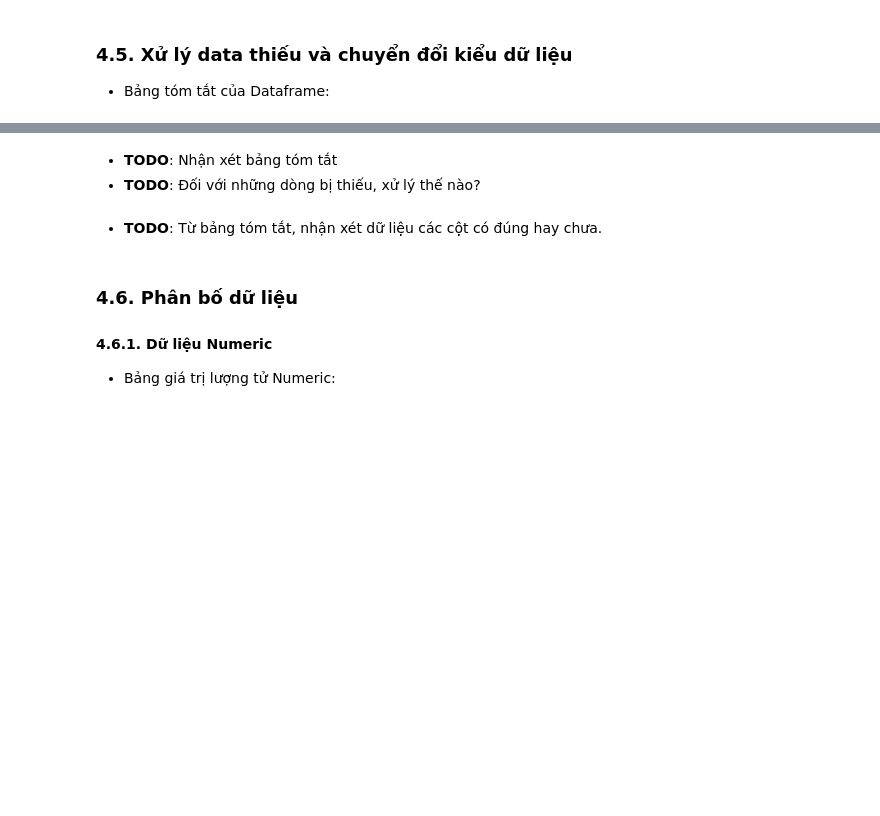
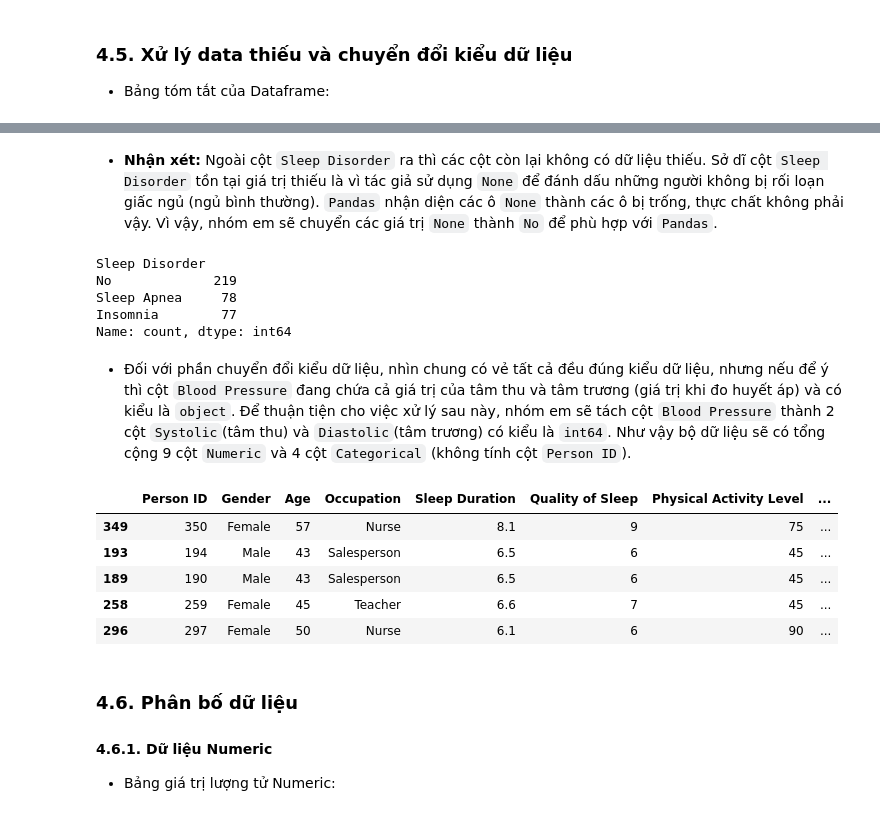
Before and after one commit to khiemnguyen812/Final_Prj_CSC17104_21KHDL1, a Jupyter notebook: Notebook.ipynb, the cells around one changed output, grey strips where cells are left out. Saved outputs shown, nothing was run; the diff lists cells and outputs as text; code cells hidden in the pictures; blank space fills up the shorter version.

```diff
--- a/Notebook.ipynb
+++ b/Notebook.ipynb
@@ -84,3 +106,2 @@ print("Dữ liệu có duplicate? :", is_duplicated)
 # %% [markdown]
-- **TODO**: Nhận xét bảng tóm tắt
-- **TODO**: Đối với những dòng bị thiếu, xử lý thế nào?
+- **Nhận xét:** Ngoài cột `Sleep Disorder` ra thì các cột còn lại không có dữ liệu thiếu. Sở dĩ cột `Sleep Disorder` tồn tại giá trị thiếu là vì tác giả sử dụng `None` để đánh dấu những người không bị rối loạn giấc ngủ (ngủ bình thường). `Pandas` nhận diện các ô `None` thành các ô bị trống, thực chất không phải vậy. Vì vậy, nhóm em sẽ chuyển các giá trị `None` thành `No` để phù hợp với `Pandas`.
@@ -89,7 +108,27 @@ print("Dữ liệu có duplicate? :", is_duplicated)
-# %% [markdown]
-- **TODO**: Từ bảng tóm tắt, nhận xét dữ liệu các cột có đúng hay chưa.
+# %%
+# TODO: Xử lý các dòng bị thiếu
+df['Sleep Disorder'].fillna('No', inplace=True)
+df['Sleep Disorder'].value_counts()
+# %% [output]
+Sleep Disorder
+No             219
+Sleep Apnea     78
+Insomnia        77
+Name: count, dtype: int64
+# %% [markdown]
+- Đối với phần chuyển đổi kiểu dữ liệu, nhìn chung có vẻ tất cả đều đúng kiểu dữ liệu, nhưng nếu để ý thì cột `Blood Pressure` đang chứa cả giá trị của tâm thu và tâm trương (giá trị khi đo huyết áp) và có kiểu là `object`. Để thuận tiện cho việc xử lý sau này, nhóm em sẽ tách cột `Blood Pressure` thành 2 cột `Systolic`(tâm thu) và `Diastolic`(tâm trương) có kiểu là `int64`. Như vậy bộ dữ liệu sẽ có tổng cộng 9 cột `Numeric` và 4 cột `Categorical` (không tính cột `Person ID`).
 # %%
 # TODO: Chuyển đổi kiểu dữ liệu cho đúng
+df[['Systolic', 'Diastolic']] = df['Blood Pressure'].str.extract(r'(\d+)\/(\d+)')
+df.drop('Blood Pressure', axis=1, inplace=True)
+df.sample(5)
+# %% [output]
+|  | Person ID | Gender | Age | Occupation | Sleep Duration | Quality of Sleep | Physical Activity Level | ... |
+| 349 | 350 | Female | 57 | Nurse | 8.1 | 9 | 75 | ... |
+| 193 | 194 | Male | 43 | Salesperson | 6.5 | 6 | 45 | ... |
+| 189 | 190 | Male | 43 | Salesperson | 6.5 | 6 | 45 | ... |
+| 258 | 259 | Female | 45 | Teacher | 6.6 | 7 | 45 | ... |
+| 296 | 297 | Female | 50 | Nurse | 6.1 | 6 | 90 | ... |
 # %% [markdown]
 ### 4.6. Phân bố dữ liệu
 
```
Also changed, not shown: parts of 7 cells of this notebook.
